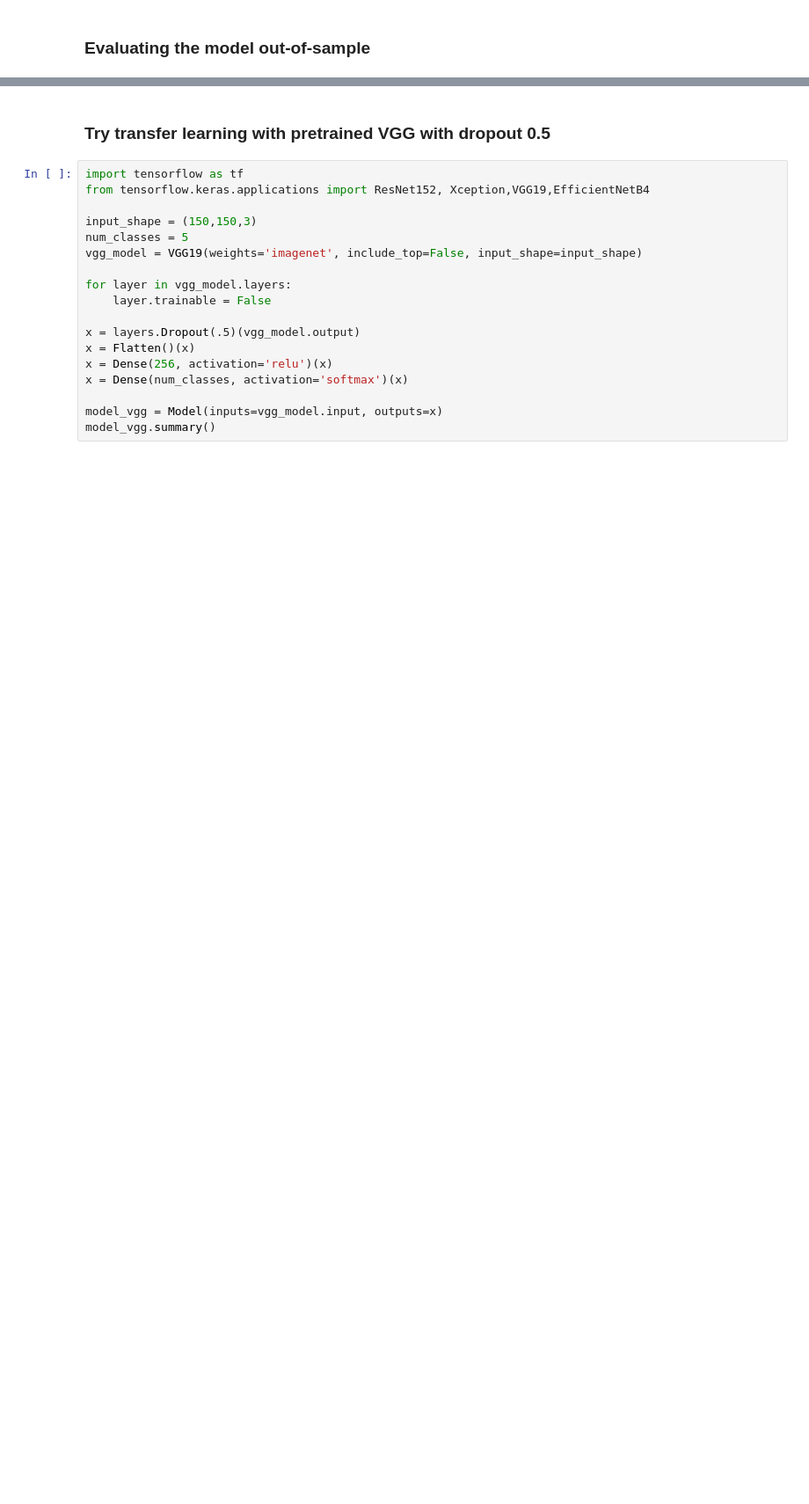
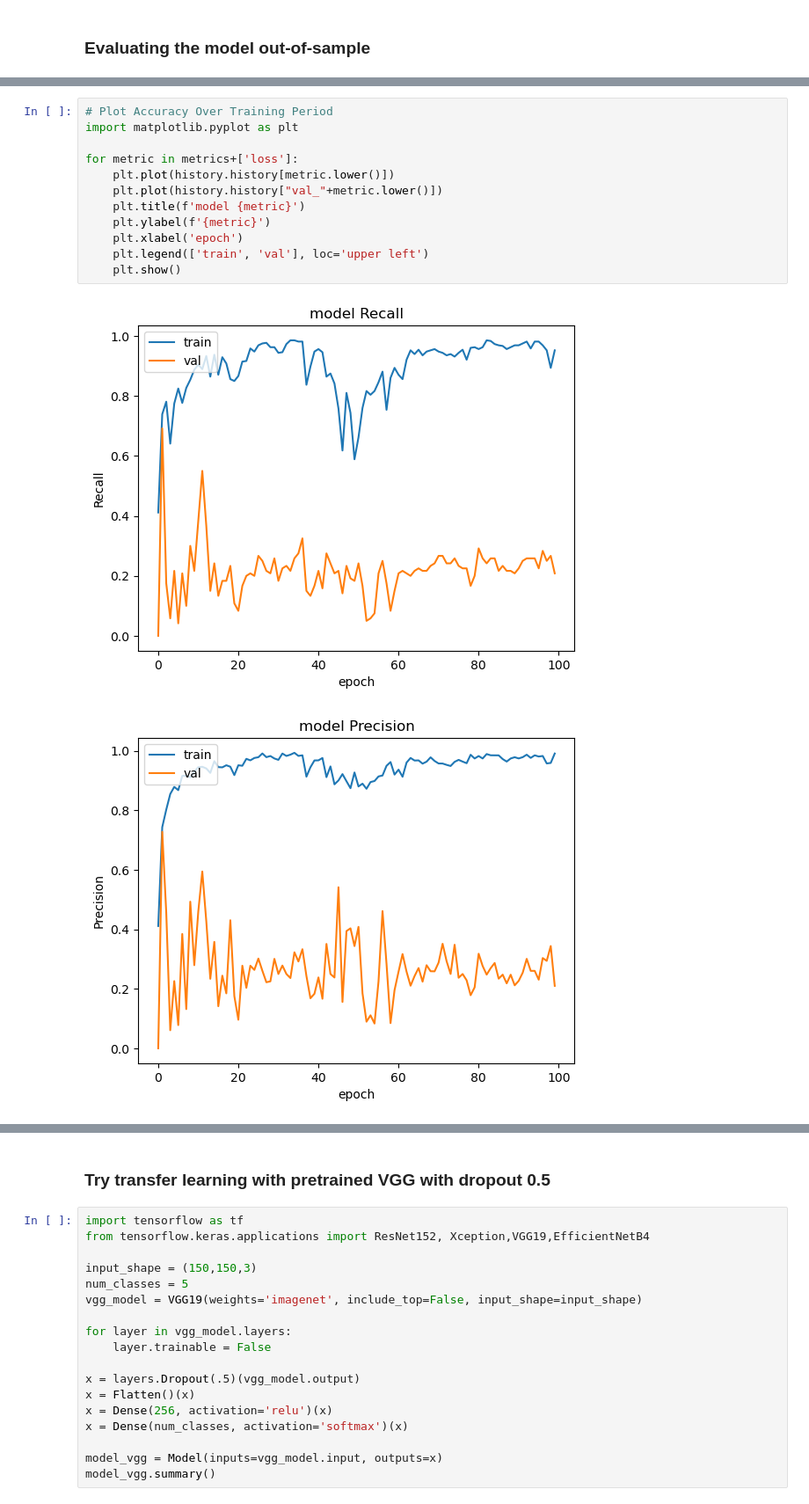
Before and after one commit to Tony363/CIS4526, a Jupyter notebook: cis-4526-sp23-homework-4.ipynb, the cells around one changed output, grey strips where cells are left out. Shown at 88% size. Drawn from its saved outputs; the diff is of its cells as text; blank space fills up the shorter version.

```diff
--- a/cis-4526-sp23-homework-4.ipynb
+++ b/cis-4526-sp23-homework-4.ipynb
@@ -365,0 +564,15 @@ Test precision: 0.403
+# %%
+# Plot Accuracy Over Training Period
+import matplotlib.pyplot as plt
+
+for metric in metrics+['loss']:
+    plt.plot(history.history[metric.lower()])
+    plt.plot(history.history["val_"+metric.lower()])
+    plt.title(f'model {metric}')
+    plt.ylabel(f'{metric}')
+    plt.xlabel('epoch')
+    plt.legend(['train', 'val'], loc='upper left')
+    plt.show()
+# %% [output]
+[figure, added]
+[figure, added]
```
Also changed, not shown: parts of 32 cells of this notebook.
